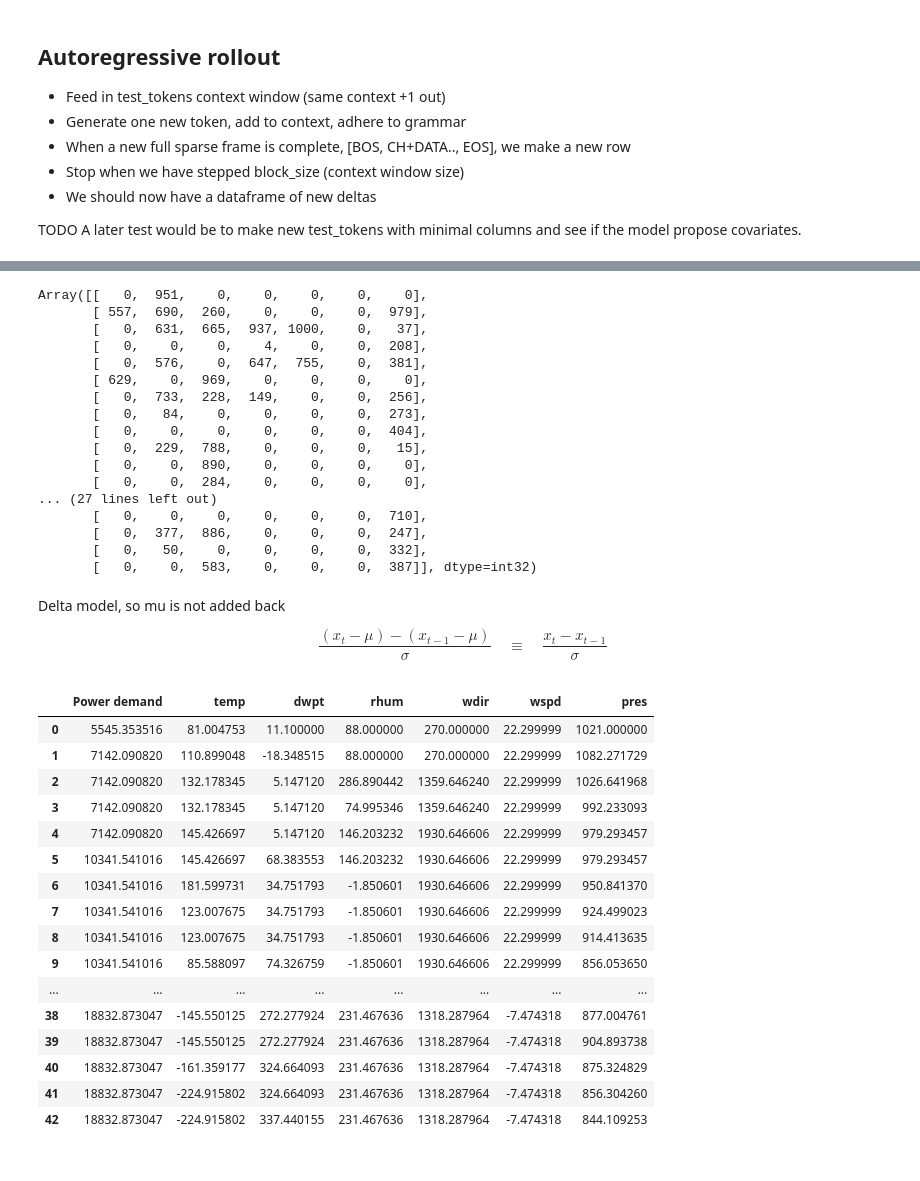
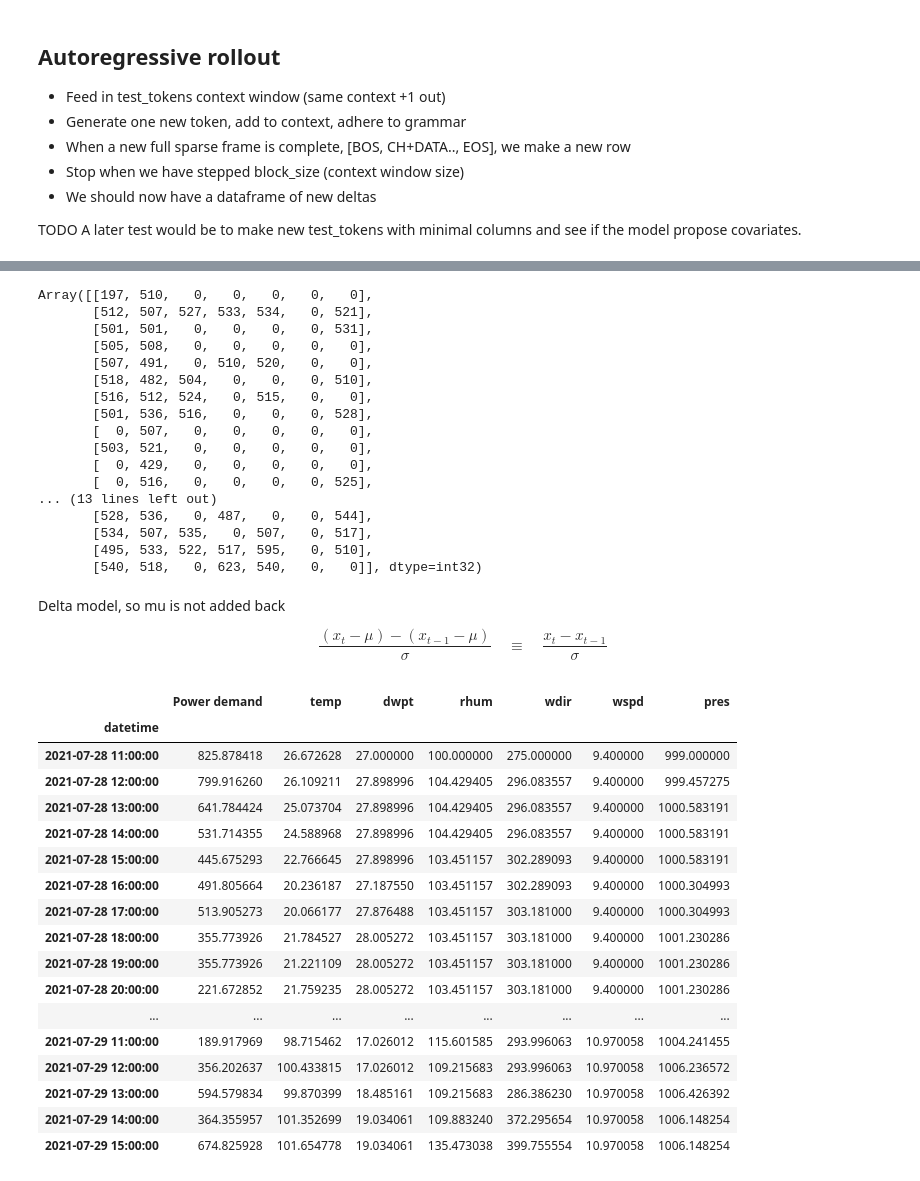
Before and after one commit to martinlie/vector-tokenizer, a Jupyter notebook: vector-tokenizer/2c tokenize2.ipynb, the cells around one changed output, grey strips where cells are left out. Saved outputs shown, nothing was run; the diff lists cells and outputs as text; code cells hidden in the pictures.

```diff
--- a/vector-tokenizer/2c tokenize2.ipynb
+++ b/vector-tokenizer/2c tokenize2.ipynb
@@ -20,13 +20,13 @@ df = pd.read_parquet("dehli.parquet")
 df = df.ffill()
 
 # Downsample from 5-min resolution to hourly
-#df = df.resample("h").mean()
+df = df.resample("h").mean()
 
 # Downsample from 5-min resolution to quarterly
-df = df.resample("15min").mean()
+#df = df.resample("15min").mean()
 
 # Change to numeric index (remove datetime)
-df = df.reset_index(drop=True)
+#df = df.reset_index(drop=True)
 
 # Fill nans with nearest
 df = df.ffill()
@@ -800,23 +798,23 @@ def decode_with_channels_stream(flat, n_channels):
 new_Y_tok = decode_with_channels_stream(new_tokens, n_channels)
 new_Y_tok
 # %% [output]
-Array([[   0,  951,    0,    0,    0,    0,    0],
-       [ 557,  690,  260,    0,    0,    0,  979],
-       [   0,  631,  665,  937, 1000,    0,   37],
-       [   0,    0,    0,    4,    0,    0,  208],
-       [   0,  576,    0,  647,  755,    0,  381],
-       [ 629,    0,  969,    0,    0,    0,    0],
-       [   0,  733,  228,  149,    0,    0,  256],
-       [   0,   84,    0,    0,    0,    0,  273],
-       [   0,    0,    0,    0,    0,    0,  404],
-       [   0,  229,  788,    0,    0,    0,   15],
-       [   0,    0,  890,    0,    0,    0,    0],
-       [   0,    0,  284,    0,    0,    0,    0],
-... (27 lines left out)
-       [   0,    0,    0,    0,    0,    0,  710],
-       [   0,  377,  886,    0,    0,    0,  247],
-       [   0,   50,    0,    0,    0,    0,  332],
-       [   0,    0,  583,    0,    0,    0,  387]], dtype=int32)
+Array([[197, 510,   0,   0,   0,   0,   0],
+       [512, 507, 527, 533, 534,   0, 521],
+       [501, 501,   0,   0,   0,   0, 531],
+       [505, 508,   0,   0,   0,   0,   0],
+       [507, 491,   0, 510, 520,   0,   0],
+       [518, 482, 504,   0,   0,   0, 510],
+       [516, 512, 524,   0, 515,   0,   0],
+       [501, 536, 516,   0,   0,   0, 528],
+       [  0, 507,   0,   0,   0,   0,   0],
+       [503, 521,   0,   0,   0,   0,   0],
+       [  0, 429,   0,   0,   0,   0,   0],
+       [  0, 516,   0,   0,   0,   0, 525],
+... (13 lines left out)
+       [528, 536,   0, 487,   0,   0, 544],
+       [534, 507, 535,   0, 507,   0, 517],
+       [495, 533, 522, 517, 595,   0, 510],
+       [540, 518,   0, 623, 540,   0,   0]], dtype=int32)
 # %%
 def decode_equal_width_global(tokens, mids):
     """
@@ -844,30 +842,32 @@ $$
 # %%
 # Decode tokens to deltas, cumsum with initial value, and de-normalize
 Y_rec = decode_equal_width_global(new_Y_tok, mids)
-Y_rec = pd.DataFrame(Y_rec, columns=X.columns)
+Y_rec = pd.DataFrame(Y_rec, columns=X_test_normalized.columns)
 Y_rec = Y_rec * sigma # delta model so mu is not added back
 
 init_values = X_test.iloc[-1].values
 Y_pred = init_values + jnp.cumsum(Y_rec.values, axis=0)
 
-Y_pred = pd.DataFrame(Y_pred, columns=X.columns)
+Y_test = X.iloc[t+max_new_tokens:t+max_new_tokens+len(Y_rec)]
+Y_pred = pd.DataFrame(Y_pred, columns=X_test_normalized.columns, index=Y_test.index)
 Y_pred
 # %% [output]
 |  | Power demand | temp | dwpt | rhum | wdir | wspd | pres |
-| 0 | 5545.353516 | 81.004753 | 11.100000 | 88.000000 | 270.000000 | 22.299999 | 1021.000000 |
-| 1 | 7142.090820 | 110.899048 | -18.348515 | 88.000000 | 270.000000 | 22.299999 | 1082.271729 |
-| 2 | 7142.090820 | 132.178345 | 5.147120 | 286.890442 | 1359.646240 | 22.299999 | 1026.641968 |
-| 3 | 7142.090820 | 132.178345 | 5.147120 | 74.995346 | 1359.646240 | 22.299999 | 992.233093 |
-| 4 | 7142.090820 | 145.426697 | 5.147120 | 146.203232 | 1930.646606 | 22.299999 | 979.293457 |
-| 5 | 10341.541016 | 145.426697 | 68.383553 | 146.203232 | 1930.646606 | 22.299999 | 979.293457 |
-| 6 | 10341.541016 | 181.599731 | 34.751793 | -1.850601 | 1930.646606 | 22.299999 | 950.841370 |
-| 7 | 10341.541016 | 123.007675 | 34.751793 | -1.850601 | 1930.646606 | 22.299999 | 924.499023 |
-| 8 | 10341.541016 | 123.007675 | 34.751793 | -1.850601 | 1930.646606 | 22.299999 | 914.413635 |
-| 9 | 10341.541016 | 85.588097 | 74.326759 | -1.850601 | 1930.646606 | 22.299999 | 856.053650 |
+| datetime |  |  |  |  |  |  |  |
+| 2021-07-28 11:00:00 | 825.878418 | 26.672628 | 27.000000 | 100.000000 | 275.000000 | 9.400000 | 999.000000 |
+| 2021-07-28 12:00:00 | 799.916260 | 26.109211 | 27.898996 | 104.429405 | 296.083557 | 9.400000 | 999.457275 |
+| 2021-07-28 13:00:00 | 641.784424 | 25.073704 | 27.898996 | 104.429405 | 296.083557 | 9.400000 | 1000.583191 |
+| 2021-07-28 14:00:00 | 531.714355 | 24.588968 | 27.898996 | 104.429405 | 296.083557 | 9.400000 | 1000.583191 |
+| 2021-07-28 15:00:00 | 445.675293 | 22.766645 | 27.898996 | 103.451157 | 302.289093 | 9.400000 | 1000.583191 |
+| 2021-07-28 16:00:00 | 491.805664 | 20.236187 | 27.187550 | 103.451157 | 302.289093 | 9.400000 | 1000.304993 |
+| 2021-07-28 17:00:00 | 513.905273 | 20.066177 | 27.876488 | 103.451157 | 303.181000 | 9.400000 | 1000.304993 |
+| 2021-07-28 18:00:00 | 355.773926 | 21.784527 | 28.005272 | 103.451157 | 303.181000 | 9.400000 | 1001.230286 |
+| 2021-07-28 19:00:00 | 355.773926 | 21.221109 | 28.005272 | 103.451157 | 303.181000 | 9.400000 | 1001.230286 |
+| 2021-07-28 20:00:00 | 221.672852 | 21.759235 | 28.005272 | 103.451157 | 303.181000 | 9.400000 | 1001.230286 |
 | ... | ... | ... | ... | ... | ... | ... | ... |
-| 38 | 18832.873047 | -145.550125 | 272.277924 | 231.467636 | 1318.287964 | -7.474318 | 877.004761 |
-| 39 | 18832.873047 | -145.550125 | 272.277924 | 231.467636 | 1318.287964 | -7.474318 | 904.893738 |
-| 40 | 18832.873047 | -161.359177 | 324.664093 | 231.467636 | 1318.287964 | -7.474318 | 875.324829 |
-| 41 | 18832.873047 | -224.915802 | 324.664093 | 231.467636 | 1318.287964 | -7.474318 | 856.304260 |
-| 42 | 18832.873047 | -224.915802 | 337.440155 | 231.467636 | 1318.287964 | -7.474318 | 844.109253 |
+| 2021-07-29 11:00:00 | 189.917969 | 98.715462 | 17.026012 | 115.601585 | 293.996063 | 10.970058 | 1004.241455 |
+| 2021-07-29 12:00:00 | 356.202637 | 100.433815 | 17.026012 | 109.215683 | 293.996063 | 10.970058 | 1006.236572 |
+| 2021-07-29 13:00:00 | 594.579834 | 99.870399 | 18.485161 | 109.215683 | 286.386230 | 10.970058 | 1006.426392 |
+| 2021-07-29 14:00:00 | 364.355957 | 101.352699 | 19.034061 | 109.883240 | 372.295654 | 10.970058 | 1006.148254 |
+| 2021-07-29 15:00:00 | 674.825928 | 101.654778 | 19.034061 | 135.473038 | 399.755554 | 10.970058 | 1006.148254 |
 # %%
```
Also changed, not shown: parts of 15 cells of this notebook, 2 other files.
